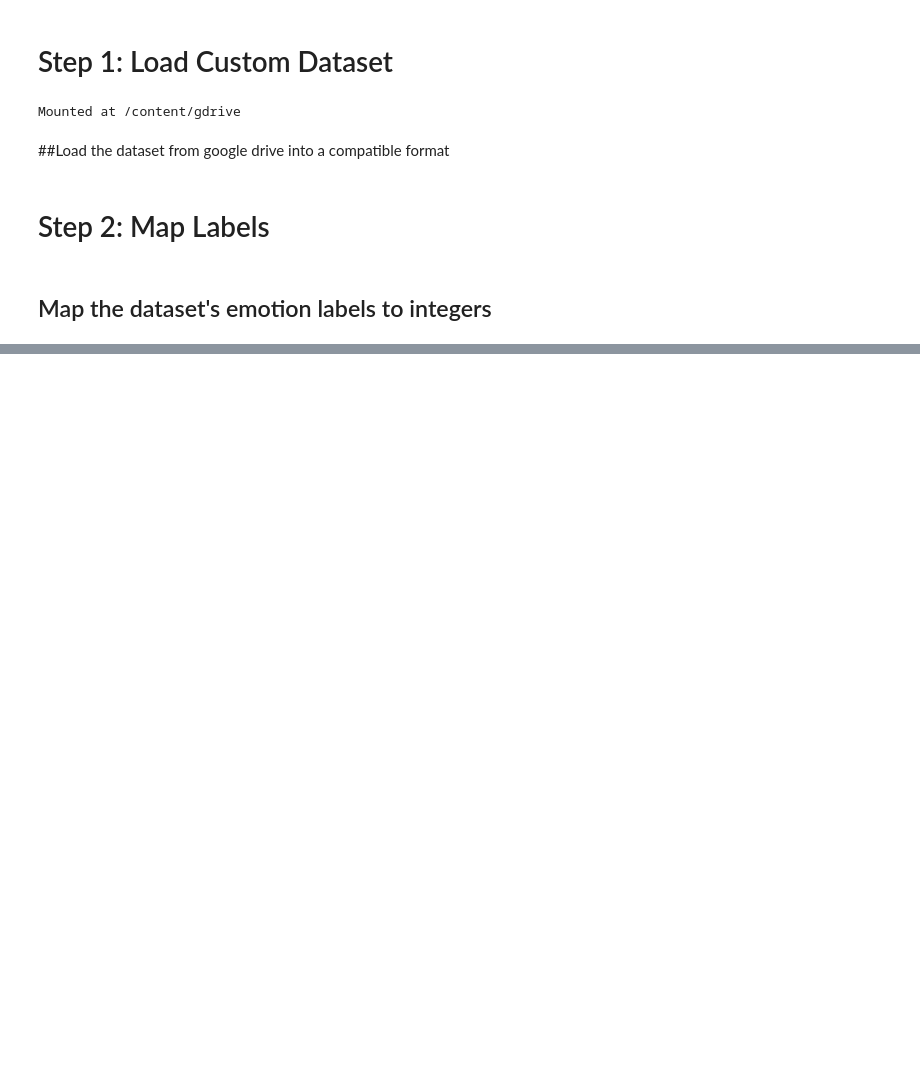
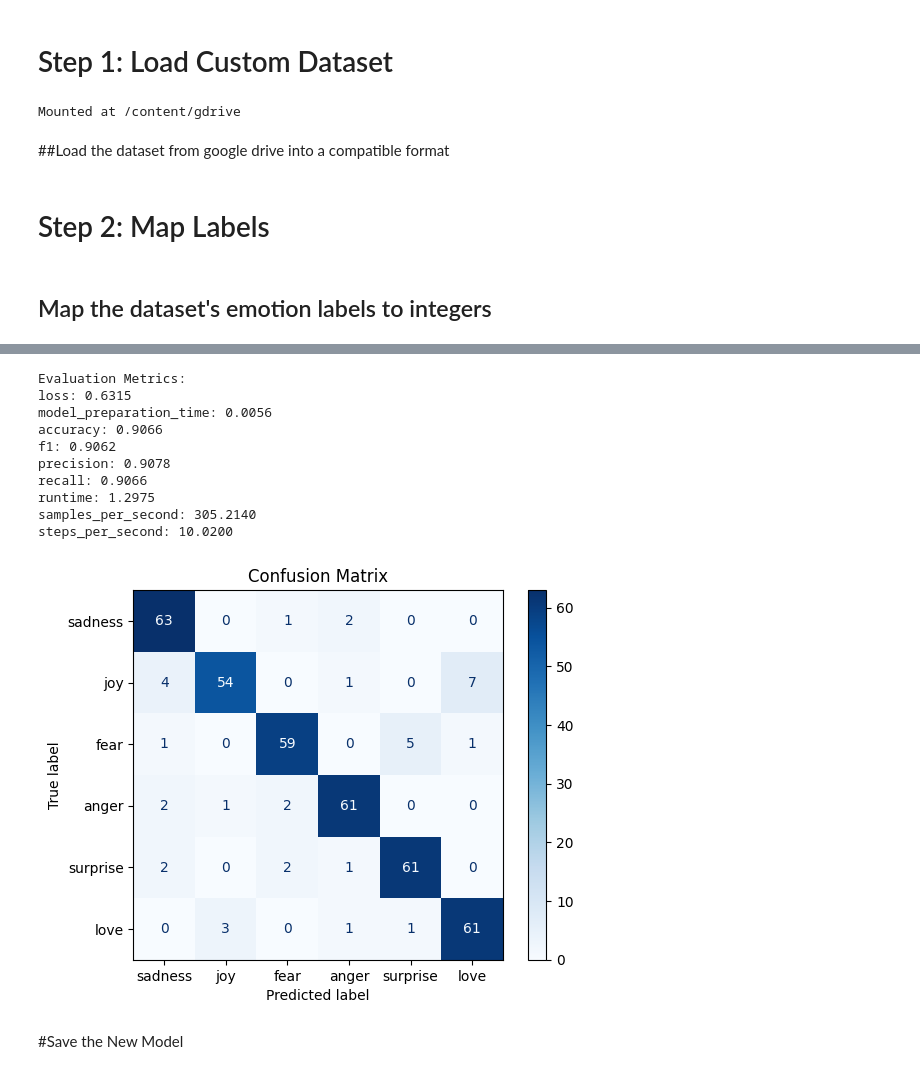
Before and after one commit to HamorHam/IAT_360-Fine-tune-NLP-model, a Jupyter notebook: FinalProject.ipynb, the cells around one changed output, grey strips where cells are left out. Drawn from its saved outputs; the diff is of its cells as text; code cells hidden in the pictures; blank space fills up the shorter version.

```diff
--- a/FinalProject.ipynb
+++ b/FinalProject.ipynb
@@ -326,0 +351,11 @@ That is **99% NEGATIVE**! *industriousbug16* must hate the movie very badly.
+# %%
+#Load the Fine-Tuned Model and Tokenizer
+from transformers import AutoTokenizer, AutoModelForSequenceClassification, pipeline
+
+# Load the fine-tuned model and tokenizer
+model_path = "/content/gdrive/MyDrive/IAT/IAT_360/FInalProject/Fine_tuned_Model/tweet_eval_finetuned"
+tokenizer = AutoTokenizer.from_pretrained(model_path)
+model = AutoModelForSequenceClassification.from_pretrained(model_path)
+
+# Create a sentiment analysis pipeline
+sentiment_pipeline = pipeline("text-classification", model=model, tokenizer=tokenizer)
@@ -326,0 +447,54 @@ That is **99% NEGATIVE**! *industriousbug16* must hate the movie very badly.
+# %%
+from sklearn.metrics import accuracy_score, f1_score, precision_score, recall_score
+from transformers import Trainer
+from sklearn.metrics import confusion_matrix, ConfusionMatrixDisplay
+import matplotlib.pyplot as plt
+
+# Define the compute_metrics function
+def compute_metrics(eval_pred):
+    logits, labels = eval_pred
+    predictions = logits.argmax(axis=-1)  # Get the class with the highest logit
+    accuracy = accuracy_score(labels, predictions)
+    f1 = f1_score(labels, predictions, average="weighted")  # Weighted F1 for imbalanced datasets
+    precision = precision_score(labels, predictions, average="weighted")
+    recall = recall_score(labels, predictions, average="weighted")
+    return {
+        "accuracy": accuracy,
+        "f1": f1,
+        "precision": precision,
+        "recall": recall,
+    }
+
+# Initialize the Trainer with the custom metrics
+trainer = Trainer(
+    model=model,
+    args=training_args,
+    train_dataset=train_dataset,
+    eval_dataset=val_dataset,
+    tokenizer=tokenizer,
+    compute_metrics=compute_metrics
+)
+
+# Evaluate the model on the test dataset
+results = trainer.evaluate(eval_dataset=test_dataset)
+
+# Display the results
+print("Evaluation Metrics:")
+for metric, value in results.items():
+    if metric.startswith("eval_"):
+        print(f"{metric[5:]}: {value:.4f}")
+
+# Get predictions from the test dataset
+predictions = trainer.predict(test_dataset)
+logits, labels = predictions.predictions, predictions.label_ids
+predicted_labels = logits.argmax(axis=-1)
+
+# Compute the confusion matrix
+cm = confusion_matrix(labels, predicted_labels)
+
+# Plot the confusion matrix
+disp = ConfusionMatrixDisplay(confusion_matrix=cm, display_labels=list(label_mapping.keys()))
+disp.plot(cmap=plt.cm.Blues)
+plt.title("Confusion Matrix")
+plt.show()
+# %% [output]
@@ -326,0 +502,13 @@ That is **99% NEGATIVE**! *industriousbug16* must hate the movie very badly.
+Evaluation Metrics:
+loss: 0.6315
+model_preparation_time: 0.0056
+accuracy: 0.9066
+f1: 0.9062
+precision: 0.9078
+recall: 0.9066
+runtime: 1.2975
+samples_per_second: 305.2140
+steps_per_second: 10.0200
+[figure, added]
+# %% [markdown]
+#Save the New Model
```
Also changed, not shown: parts of 52 cells of this notebook.
